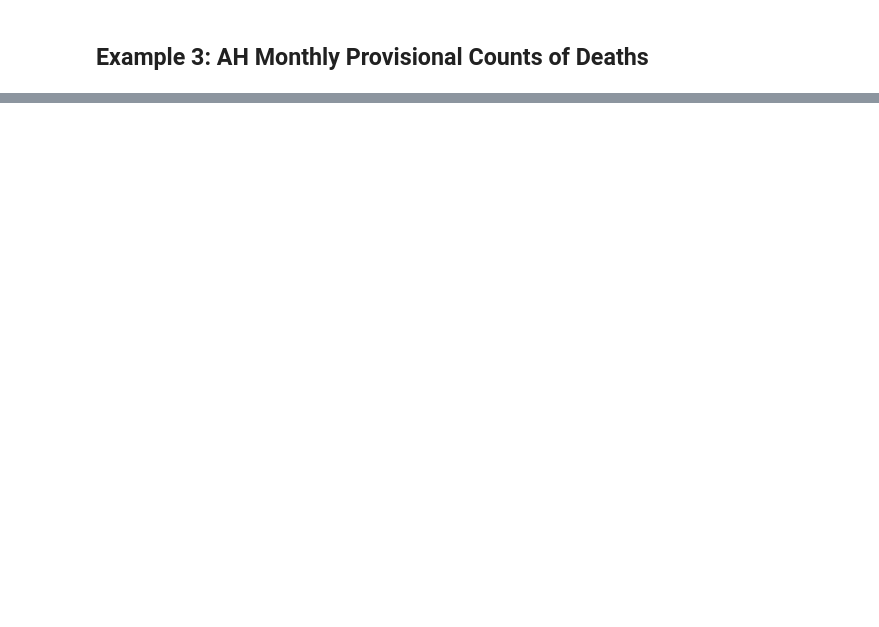
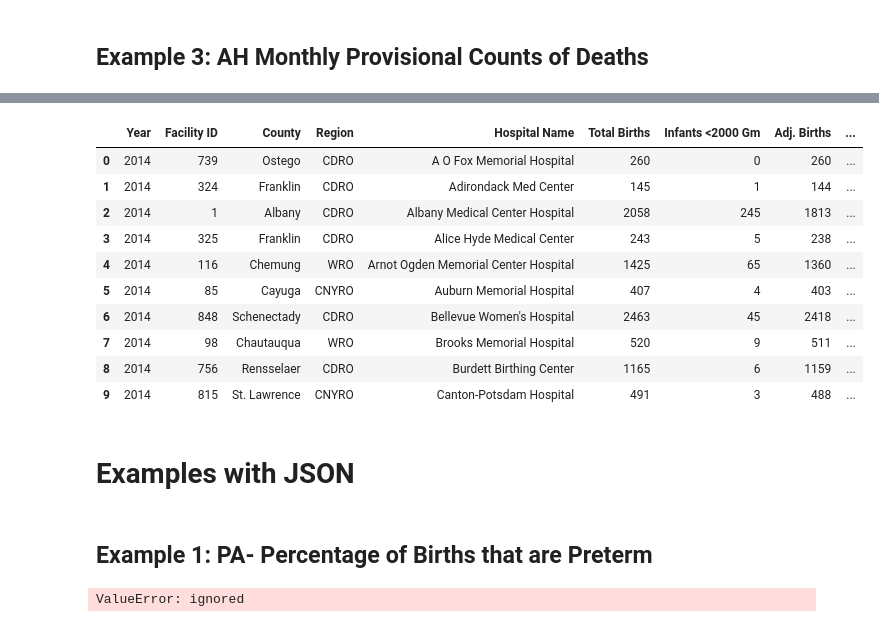
Before and after one commit to EugeneHsiung/datasci_1_loading, a Jupyter notebook: Untitled0.ipynb, the cells around one changed output, grey strips where cells are left out. Cells and saved outputs as stored; diff of their text form; code cells hidden in the pictures; blank space fills up the shorter version.

```diff
--- a/Untitled0.ipynb
+++ b/Untitled0.ipynb
@@ -117,0 +127,23 @@ AHMonth[0:10]
+# %%
+Hep[0:10]
+# %% [output]
+|  | Year | Facility ID | County | Region | Hospital Name | Total Births | Infants <2000 Gm | Adj. Births | ... |
+| 0 | 2014 | 739 | Ostego | CDRO | A O Fox Memorial Hospital | 260 | 0 | 260 | ... |
+| 1 | 2014 | 324 | Franklin | CDRO | Adirondack Med Center | 145 | 1 | 144 | ... |
+| 2 | 2014 | 1 | Albany | CDRO | Albany Medical Center Hospital | 2058 | 245 | 1813 | ... |
+| 3 | 2014 | 325 | Franklin | CDRO | Alice Hyde Medical Center | 243 | 5 | 238 | ... |
+| 4 | 2014 | 116 | Chemung | WRO | Arnot Ogden Memorial Center Hospital | 1425 | 65 | 1360 | ... |
+| 5 | 2014 | 85 | Cayuga | CNYRO | Auburn Memorial Hospital | 407 | 4 | 403 | ... |
+| 6 | 2014 | 848 | Schenectady | CDRO | Bellevue Women's Hospital | 2463 | 45 | 2418 | ... |
+| 7 | 2014 | 98 | Chautauqua | WRO | Brooks Memorial Hospital | 520 | 9 | 511 | ... |
+| 8 | 2014 | 756 | Rensselaer | CDRO | Burdett Birthing Center | 1165 | 6 | 1159 | ... |
+| 9 | 2014 | 815 | St. Lawrence | CNYRO | Canton-Potsdam Hospital | 491 | 3 | 488 | ... |
+# %% [markdown]
+# Examples with JSON
+# %% [markdown]
+## Example 1: PA- Percentage of Births that are Preterm
+# %%
+data = 'https://health.data.ny.gov/api/views/4wy6-393j/rows.json?accessType=DOWNLOAD'
+Preterm = pd.read_json(data)
+# %% [output]
+ValueError: ignored
```
Also changed, not shown: parts of 19 cells of this notebook.
